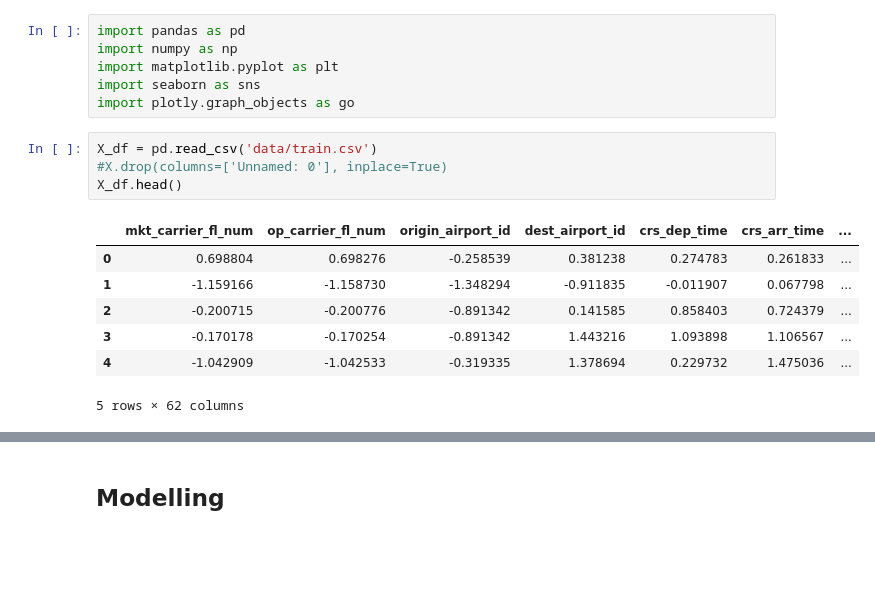
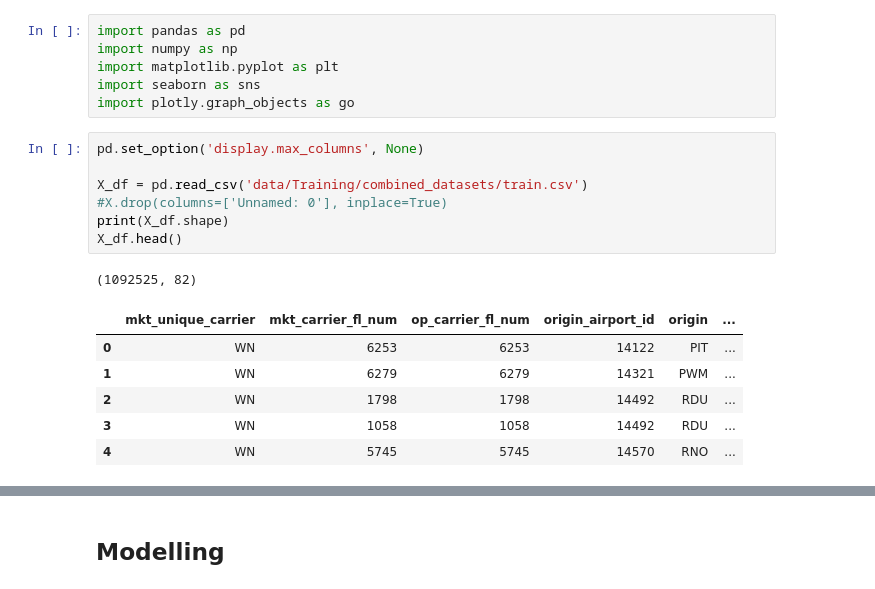
Before and after one commit to Zmek95/Flight_Delay_Predictor, a Jupyter notebook: full_framework.ipynb, the cells around one changed output, grey strips where cells are left out. Drawn from its saved outputs; the diff is of its cells as text; blank space fills up the shorter version.

```diff
--- a/full_framework.ipynb
+++ b/full_framework.ipynb
@@ -5,14 +5,17 @@ import matplotlib.pyplot as plt
 import seaborn as sns
 import plotly.graph_objects as go
 # %%
-X_df = pd.read_csv('data/train.csv')
+pd.set_option('display.max_columns', None)
+
+X_df = pd.read_csv('data/Training/combined_datasets/train.csv')
 #X.drop(columns=['Unnamed: 0'], inplace=True)
+print(X_df.shape)
 X_df.head()
 # %% [output]
+(1092525, 82)
-|  | mkt_carrier_fl_num | op_carrier_fl_num | origin_airport_id | dest_airport_id | crs_dep_time | crs_arr_time | ... |
-| 0 | 0.698804 | 0.698276 | -0.258539 | 0.381238 | 0.274783 | 0.261833 | ... |
-| 1 | -1.159166 | -1.158730 | -1.348294 | -0.911835 | -0.011907 | 0.067798 | ... |
-| 2 | -0.200715 | -0.200776 | -0.891342 | 0.141585 | 0.858403 | 0.724379 | ... |
-| 3 | -0.170178 | -0.170254 | -0.891342 | 1.443216 | 1.093898 | 1.106567 | ... |
-| 4 | -1.042909 | -1.042533 | -0.319335 | 1.378694 | 0.229732 | 1.475036 | ... |
+|  | mkt_unique_carrier | mkt_carrier_fl_num | op_carrier_fl_num | origin_airport_id | origin | ... |
+| 0 | WN | 6253 | 6253 | 14122 | PIT | ... |
+| 1 | WN | 6279 | 6279 | 14321 | PWM | ... |
+| 2 | WN | 1798 | 1798 | 14492 | RDU | ... |
+| 3 | WN | 1058 | 1058 | 14492 | RDU | ... |
+| 4 | WN | 5745 | 5745 | 14570 | RNO | ... |
-5 rows × 62 columns
```
Also changed, not shown: parts of 28 cells of this notebook, 1 other file.
